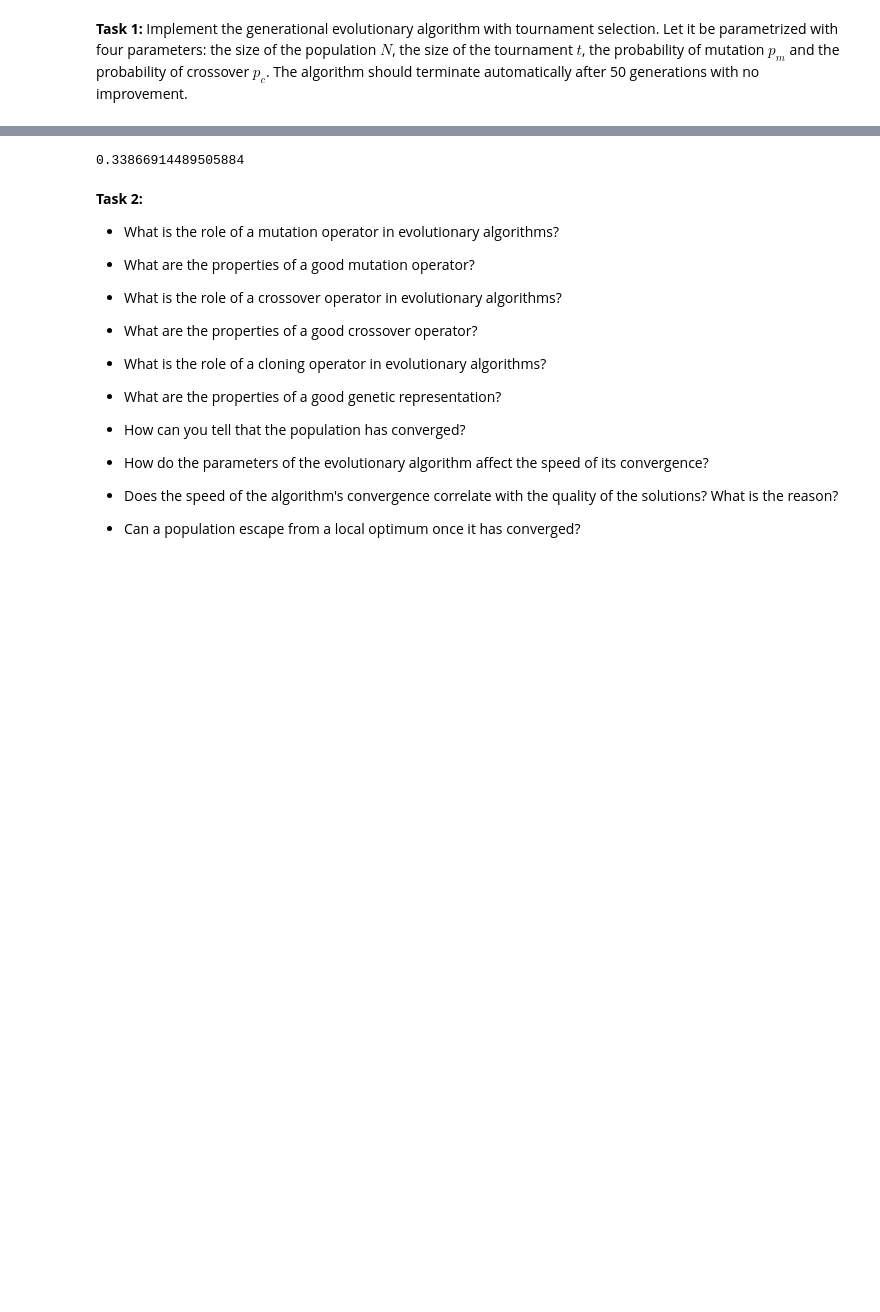
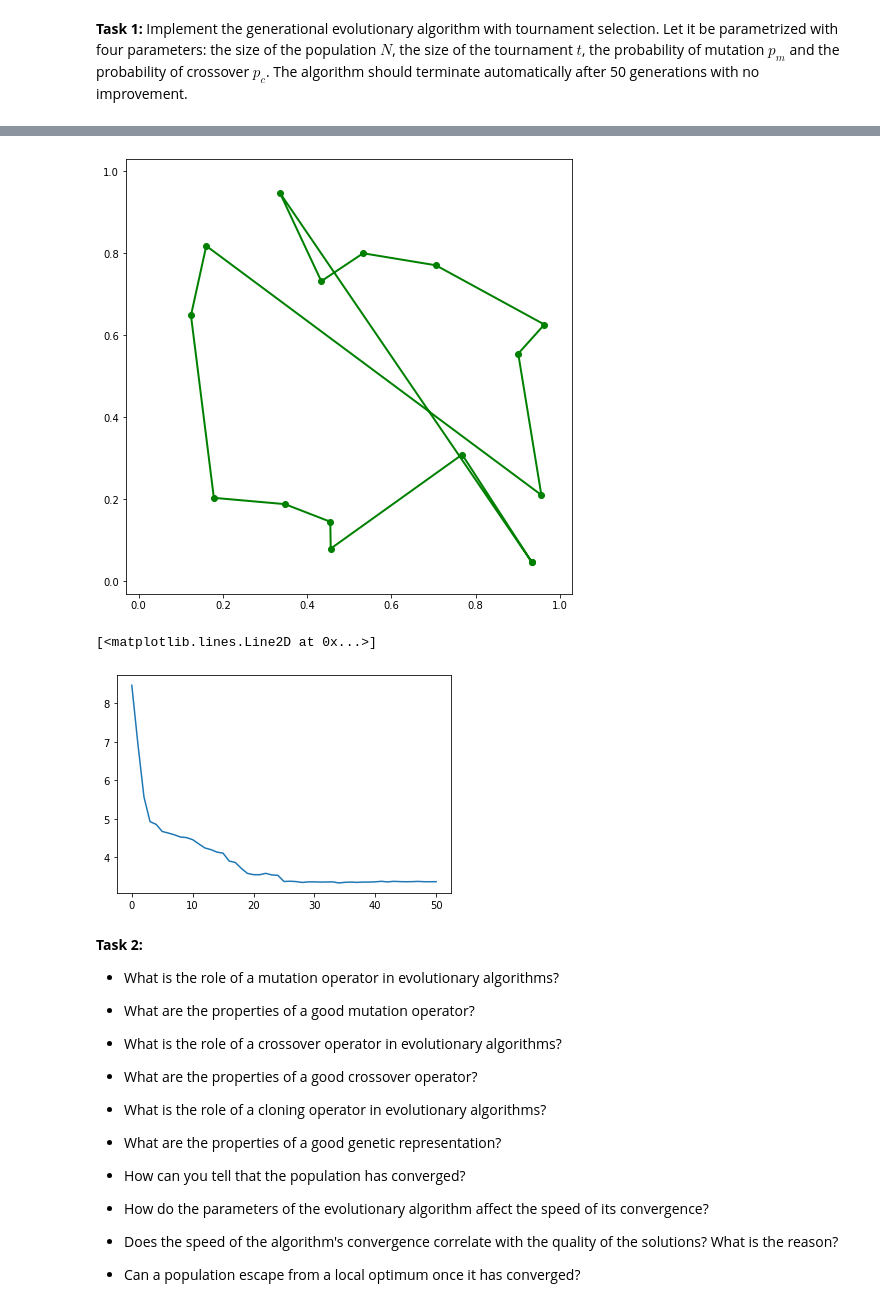
Before and after one commit to TSienki/ArtificialLife-2, a Jupyter notebook: ea.ipynb, the cells around one changed output, grey strips where cells are left out. Cells and saved outputs as stored; diff of their text form; code cells hidden in the pictures; blank space fills up the shorter version.

```diff
--- a/ea.ipynb
+++ b/ea.ipynb
@@ -78,7 +78,4 @@ class TSP():
         plt.show()
 # %% [markdown]
 **Task 1:** Implement the generational evolutionary algorithm with tournament selection. Let it be parametrized with four parameters: the size of the population $N$, the size of the tournament $t$, the probability of mutation $p_m$ and the probability of crossover $p_c$. The algorithm should terminate automatically after 50 generations with no improvement.
-# %%
-def evolutionary_algorithm():
-    pass
 # %%
@@ -148,7 +134,20 @@ plt.plot(avg_eval)
-# %%
-random.random()
-# %% [output]
-0.33866914489505884
+# %%
+N = 250 # population size
+t = 10 # size of tournament
+p_m = 0.05 # prob of mutation
+p_c = 0.05 # prob of crossover
+
+tsp = TSP(15, seed=100)
+
+
+population, population_eval, avg_eval = evolutionary_algorithm(tsp, N, t, p_m, p_c)
+arg = np.argmax(population_eval)
+tsp.display_solution_param(population[arg])
+plt.plot(avg_eval)
+# %% [output]
+[figure, added]
+[<matplotlib.lines.Line2D at 0x...>]
+[figure, added]
 # %% [markdown]
 **Task 2:**
 
```
Also changed, not shown: parts of 2 cells of this notebook, 1 other file.
